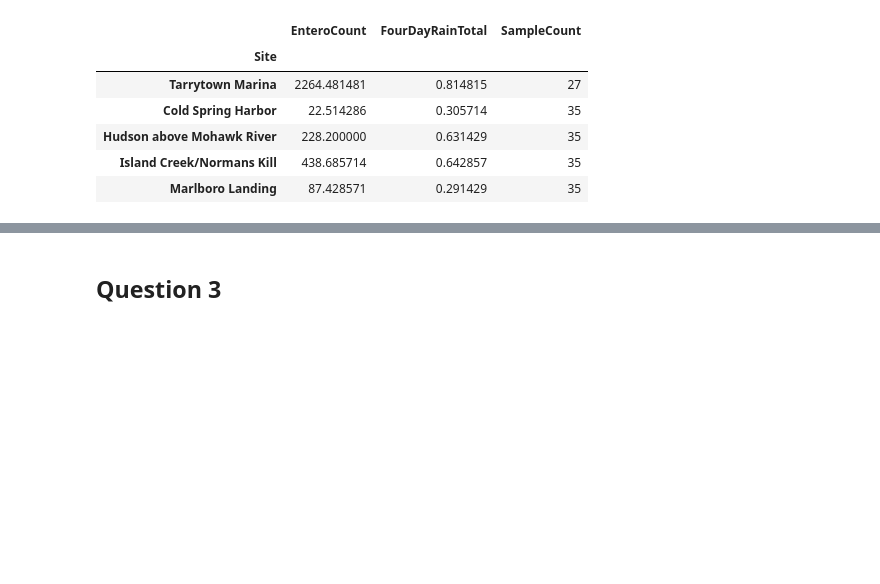
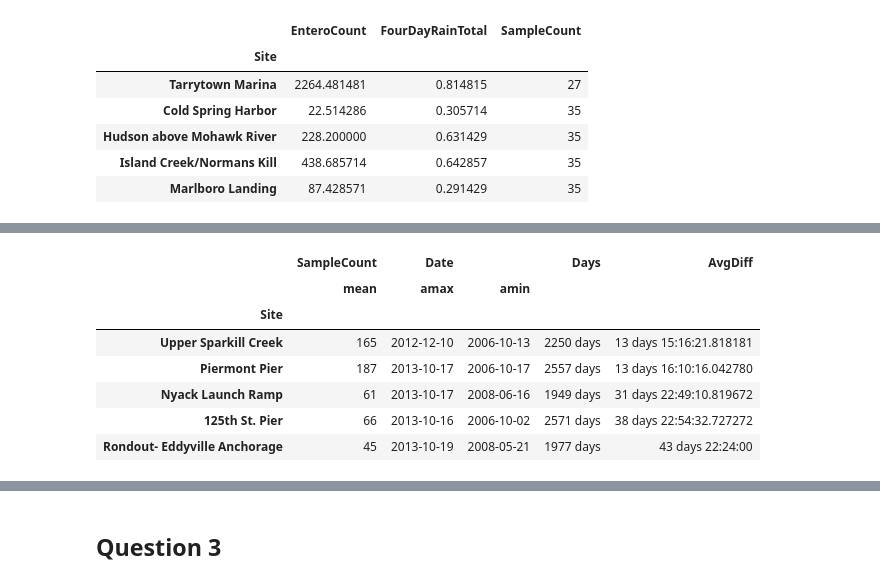
Before and after one commit to mfarris9505/IS-608, a Jupyter notebook: Hwk4_River/Farris_Matt_Hwk4.ipynb, the cells around one changed output, grey strips where cells are left out. Cells and saved outputs as stored; diff of their text form; code cells hidden in the pictures; blank space fills up the shorter version.

```diff
--- a/Hwk4_River/Farris_Matt_Hwk4.ipynb
+++ b/Hwk4_River/Farris_Matt_Hwk4.ipynb
@@ -135,0 +165,12 @@ As you can see, most areas were sampled at least 35 times (there is only one 27
+# %%
+dat_freq_top = dat_freq.sort_values('AvgDiff', ascending=True).head(5)
+dat_freq_top
+# %% [output]
+|  | SampleCount | Date |  | Days | AvgDiff |
+|  | mean | amax | amin |  |  |
+| Site |  |  |  |  |  |
+| Upper Sparkill Creek | 165 | 2012-12-10 | 2006-10-13 | 2250 days | 13 days 15:16:21.818181 |
+| Piermont Pier | 187 | 2013-10-17 | 2006-10-17 | 2557 days | 13 days 16:10:16.042780 |
+| Nyack Launch Ramp | 61 | 2013-10-17 | 2008-06-16 | 1949 days | 31 days 22:49:10.819672 |
+| 125th St. Pier | 66 | 2013-10-16 | 2006-10-02 | 2571 days | 38 days 22:54:32.727272 |
+| Rondout- Eddyville Anchorage | 45 | 2013-10-19 | 2008-05-21 | 1977 days | 43 days 22:24:00 |
```
Also changed, not shown: parts of 23 cells of this notebook.
